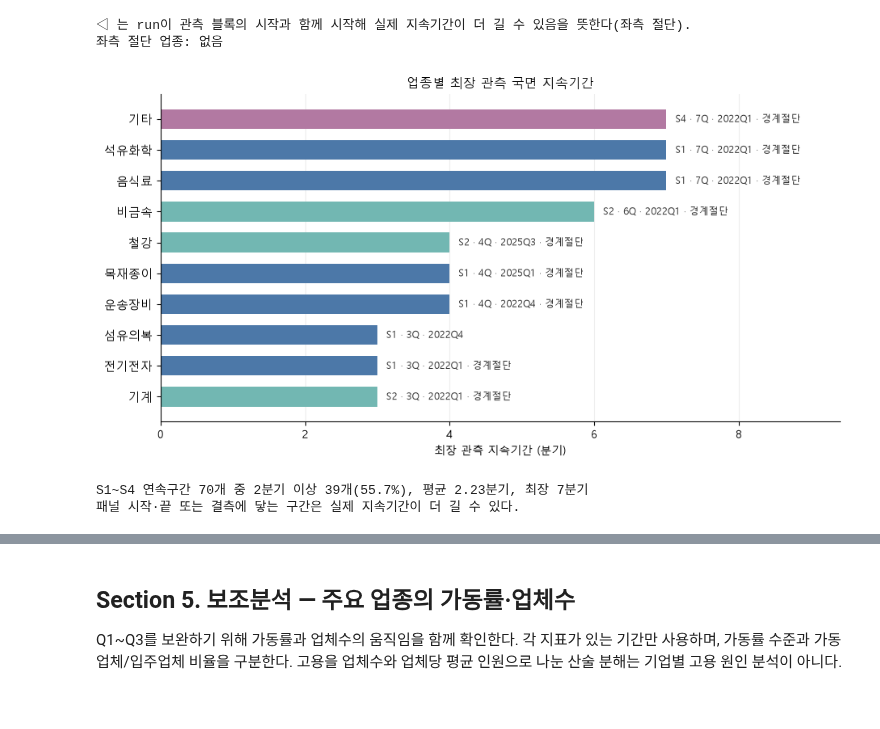
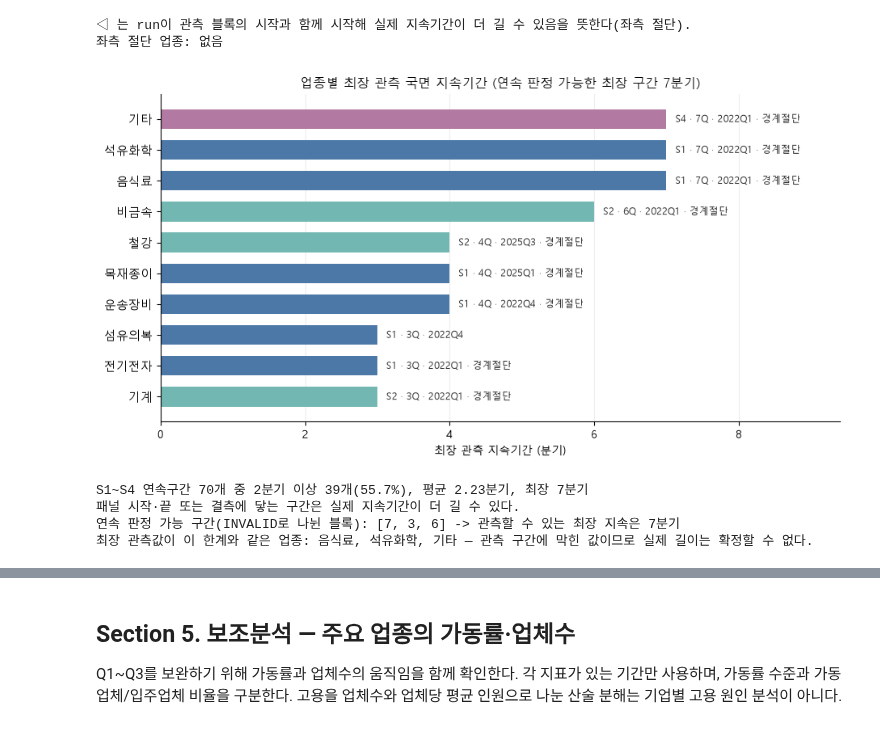
Before and after one commit to lcsvvo/Changwon-Industry-Employment-Monitor, a Jupyter notebook: notebooks/02_eda.ipynb, the cells around one changed output, grey strips where cells are left out. Drawn from its saved outputs; the diff is of its cells as text; code cells hidden in the pictures.

```diff
--- a/notebooks/02_eda.ipynb
+++ b/notebooks/02_eda.ipynb
@@ -1226,8 +1228,10 @@ print('막대는 주요 업종과 나머지 업종의 순증감 합이다. 나
 RECENT4 = QUARTERS[-4:]
 rec_state = state[state.quarter.isin(RECENT4)]
 rec = rec_state.groupby('industry').emp_delta.agg(
-    최근4분기_YoY증감합='sum', 최근4분기_YoY증감절대합=lambda s:s.abs().sum())
-# Four quarterly stock changes telescope to latest minus t-4, not the sum of YoY differences.
+    최근4분기_평균고용_전년대비증감=lambda s: s.sum(min_count=len(RECENT4)) / len(RECENT4),
+    최근4분기_YoY증감절대합=lambda s: s.abs().sum())
+# 네 분기 YoY 증감의 합을 분기 수로 나누면 '최근 4분기 평균 고용 - 그 이전 4분기 평균 고용'과 같다.
+# 기간 순증감(최신분기 - 4분기 전)과는 다른 값이다. 절대합은 상세표시 대상을 고르는 변화 크기 지표일 뿐이다.
 rec['최근4분기_기간순증감'] = q2.증감인원
 summary = pd.DataFrame({'고용비중%': q2['고용비중%'], f'{LATEST}_증감인원':q2.증감인원,
     f'{LATEST}_증감률%':q2['증감률%'], f'{LATEST}_국면':q2.국면}).join(rec).reindex(IND_ORDER_EMP)
@@ -1237,15 +1241,24 @@ c1 = summary['고용비중%'] >= SHARE_CUT
 c2 = summary['최근4분기_YoY증감절대합'] >= ABS_CUT
 MAIN_IND = [i for i in IND_ORDER_EMP if c1[i] and c2[i]]
 summary['상세표시대상'] = c1 & c2
+# 규모를 통제한 비교 — 비례배분 기준선.
+# 기준선 = 기준분기(전년동기) 고용비중 x 제조업 전체 순증감. 당분기 비중을 쓰면 결과가 분모에 다시 들어간다.
+q2['비례기대증감'] = q2.고용_전년 / q2.고용_전년.sum() * net
+q2['초과증감'] = q2.증감인원 - q2.비례기대증감
+summary = summary.join(q2[['비례기대증감', '초과증감']])
 results_summary['q2'] = {'quarter': LATEST, 'employment':float(q2.고용.sum()), 'net_delta':float(net),
     'net_yoy_pct':float(net/q2.고용_전년.sum()*100), 'ratio':float(ratio), 'contrib_usable':usable,
     'largest_decrease_industries':q2.index[q2.증감인원.eq(q2.증감인원.min()) & q2.증감인원.lt(0)].tolist(),
     'min_delta':float(q2.증감인원.min()), 'main_industries':MAIN_IND,
     'main_share_pct':float(summary.loc[MAIN_IND,'고용비중%'].sum()),
-    'selection_share_cut':SHARE_CUT,'selection_abs_cut':ABS_CUT}
+    'selection_share_cut':SHARE_CUT,'selection_abs_cut':ABS_CUT,
+    'baseline_max_excess_decrease_industry': q2.초과증감.idxmin(),
+    'baseline_max_excess_decrease': float(q2.초과증감.min()),
+    'baseline_excess': {i: float(q2.loc[i, '초과증감']) for i in IND_ORDER_EMP}}
 print(f'상세표시 기준: 고용비중 {SHARE_CUT:g}% 이상, 최근 {len(RECENT4)}분기 YoY 증감 절대합 {ABS_CUT:,}명 이상.')
 print('기존 표시 기준을 유지한 것이며, 정책 우선순위 또는 통계적으로 검증된 경계가 아니다. 모든 업종은 전체 표에 남긴다.')
-print('YoY 증감합은 동일 인원이 여러 분기에 반복 반영될 수 있어 신규·소멸 일자리 수나 기간 순증감으로 해석하지 않는다.')
+print(f'최근4분기_평균고용_전년대비증감 = 최근 {len(RECENT4)}분기 평균 고용 - 그 이전 {len(RECENT4)}분기 평균 고용. 최신분기의 기간 순증감과 다른 값이다.')
+print('YoY 증감절대합은 같은 인원이 여러 분기에 반복 반영될 수 있어 신규·소멸 일자리 수로 해석하지 않으며, 상세표시 대상 선정에만 쓴다.')
 summary.to_csv(DIR_TAB/'Q2_규모요약.csv', encoding='utf-8-sig')
 # %% [output]
 상세표시 기준: 고용비중 5% 이상, 최근 4분기 YoY 증감 절대합 300명 이상.
@@ -1415,37 +1488,64 @@ longest = (runs.sort_values('run_total_length', ascending=False)
              'run_left_censored', 'run_right_censored']]
            .reindex(IND_ORDER_EMP)
            .rename(columns={'state': '국면', 'state_start_quarter': '시작분기',
                             'run_total_length': '지속분기',
                             'run_left_censored': '좌절단', 'run_right_censored': '우절단'}))
+
+# 연속 판정이 가능한 구간(INVALID로 끊기지 않는 분기 블록)의 길이.
+# 최장 관측값이 이 블록 길이와 같으면 관측 구간 경계에 막힌 것이므로 실제 길이는 확정할 수 없다.
+def valid_block_lengths(g):
+    lengths, run = [], 0
+    for s in g.sort_values('quarter_index').state:
+        if s == 'INVALID':
+            if run:
+                lengths.append(run)
+            run = 0
+        else:
+            run += 1
+    if run:
+        lengths.append(run)
+    return lengths
+
+_blocks = {ind: valid_block_lengths(g) for ind, g in state.groupby('industry')}
+_unique_blocks = {tuple(v) for v in _blocks.values()}
+VALID_BLOCKS = list(next(iter(_unique_blocks))) if len(_unique_blocks) == 1 else _blocks
+MAX_OBSERVABLE_RUN = int(max(max(v) for v in _blocks.values()))
+longest['경계절단'] = longest.좌절단.eq(True) | longest.우절단.eq(True)
 
 long_plot = longest.sort_values(['지속분기', '시작분기'])
 fig, ax = plt.subplots(figsize=(9.4, 5.0))
 y = np.arange(len(long_plot))
 ax.barh(y, long_plot.지속분기, height=0.64,
         color=[STATE_COLORS[s] for s in long_plot.국면])
 ax.set_yticks(y)
 ax.set_yticklabels(long_plot.index, fontsize=10.5)
 ax.set_xlabel('최장 관측 지속기간 (분기)', fontsize=10.2)
 ax.set_xlim(0, long_plot.지속분기.max() + 2.4)
 for yi, (ind, row) in zip(y, long_plot.iterrows()):
     censor = ' · 경계절단' if bool(row.좌절단) or bool(row.우절단) else ''
     ax.text(row.지속분기 + 0.12, yi,
             f'{row.국면} · {int(row.지속분기)}Q · {row.시작분기}{censor}',
             va='center', fontsize=8.9, color='#333333')
-ax.set_title('업종별 최장 관측 국면 지속기간', fontsize=11.5)
+ax.set_title(f'업종별 최장 관측 국면 지속기간 (연속 판정 가능한 최장 구간 {MAX_OBSERVABLE_RUN}분기)', fontsize=11.5)
 style_ax(ax, ygrid=False, xgrid=True)
 plt.tight_layout()
 save_fig(fig, 'Q3C_업종별_최장지속')
 plt.show()
 
 print(f'S1~S4 연속구간 {len(runs)}개 중 2분기 이상 '
       f'{int((runs.run_total_length >= 2).sum())}개({share2plus:.1f}%), '
       f'평균 {runs.run_total_length.mean():.2f}분기, 최장 {runs.run_total_length.max():.0f}분기')
 print('패널 시작·끝 또는 결측에 닿는 구간은 실제 지속기간이 더 길 수 있다.')
+print(f'연속 판정 가능 구간(INVALID로 나뉜 블록): {VALID_BLOCKS} -> 관측할 수 있는 최장 지속은 {MAX_OBSERVABLE_RUN}분기')
+_ceiling = longest.index[longest.지속분기.eq(MAX_OBSERVABLE_RUN)].tolist()
+if _ceiling:
+    print(f'최장 관측값이 이 한계와 같은 업종: {", ".join(_ceiling)} — 관측 구간에 막힌 값이므로 실제 길이는 확정할 수 없다.')
 # %% [output]
-[figure, old version]
+[figure, new version]
 S1~S4 연속구간 70개 중 2분기 이상 39개(55.7%), 평균 2.23분기, 최장 7분기
 패널 시작·끝 또는 결측에 닿는 구간은 실제 지속기간이 더 길 수 있다.
+연속 판정 가능 구간(INVALID로 나뉜 블록): [7, 3, 6] -> 관측할 수 있는 최장 지속은 7분기
+최장 관측값이 이 한계와 같은 업종: 음식료, 석유화학, 기타 — 관측 구간에 막힌 값이므로 실제 길이는 확정할 수 없다.
 # %%
 # ---- Q3-C. 관측된 국면 전환 빈도 ---------------------------------------------
 trans = state[state.valid_transition5 == True]
```
Also changed, not shown: parts of 11 cells of this notebook, 9 other files.
